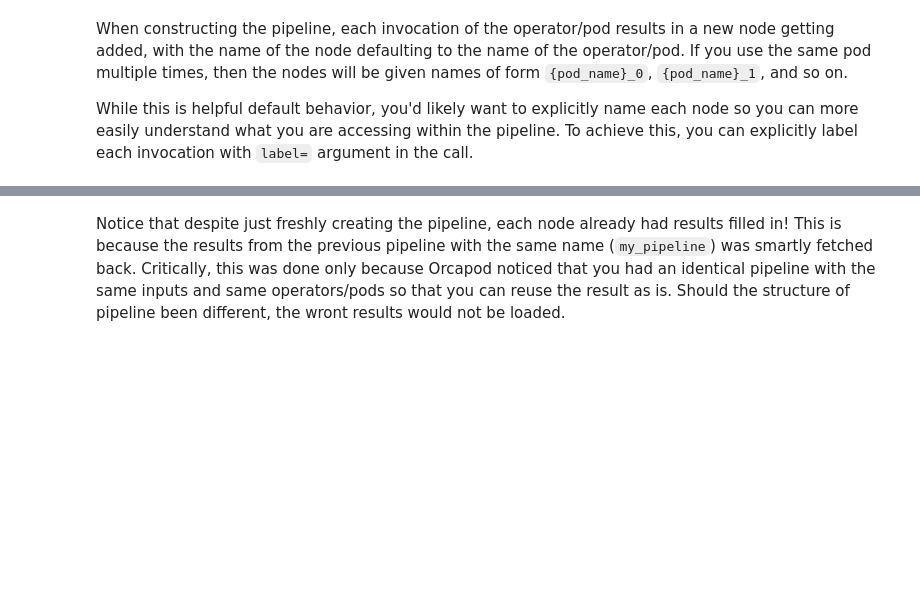
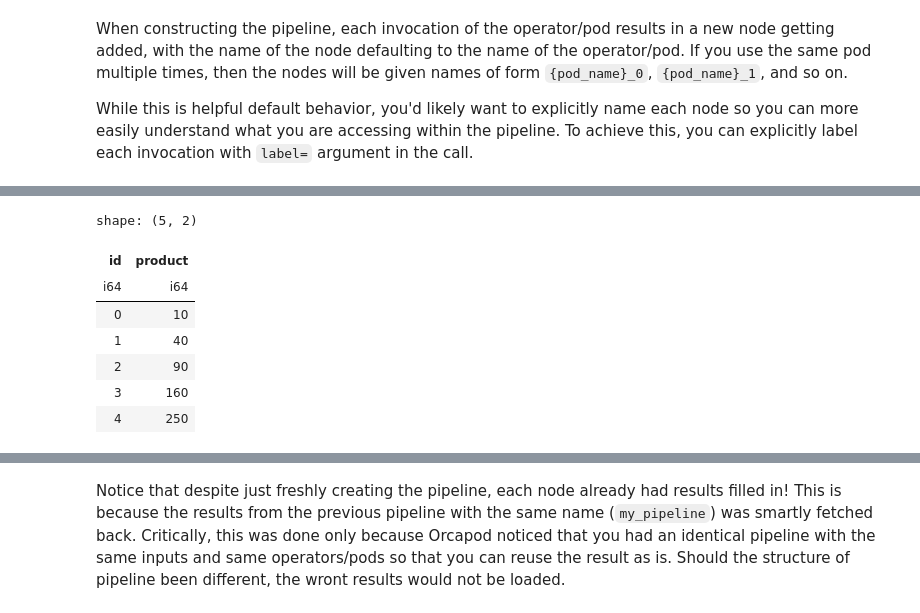
Before and after one commit to walkerlab/orcapod-python, a Jupyter notebook: notebooks/tutorials/01_introduction_to_orcapod.ipynb, the cells around one changed output, grey strips where cells are left out. Saved outputs shown, nothing was run; the diff lists cells and outputs as text; code cells hidden in the pictures; blank space fills up the shorter version.

```diff
--- a/notebooks/tutorials/01_introduction_to_orcapod.ipynb
+++ b/notebooks/tutorials/01_introduction_to_orcapod.ipynb
@@ -510,3 +536,12 @@ pipeline2.my_summation.df
 # %%
-pipeline2.my_product.df
+pipeline2.my_product.as_df()
+# %% [output]
+shape: (5, 2)
+| id | product |
+| i64 | i64 |
+| 0 | 10 |
+| 1 | 40 |
+| 2 | 90 |
+| 3 | 160 |
+| 4 | 250 |
 # %%
```
Also changed, not shown: parts of 14 cells of this notebook, 7 other files.
